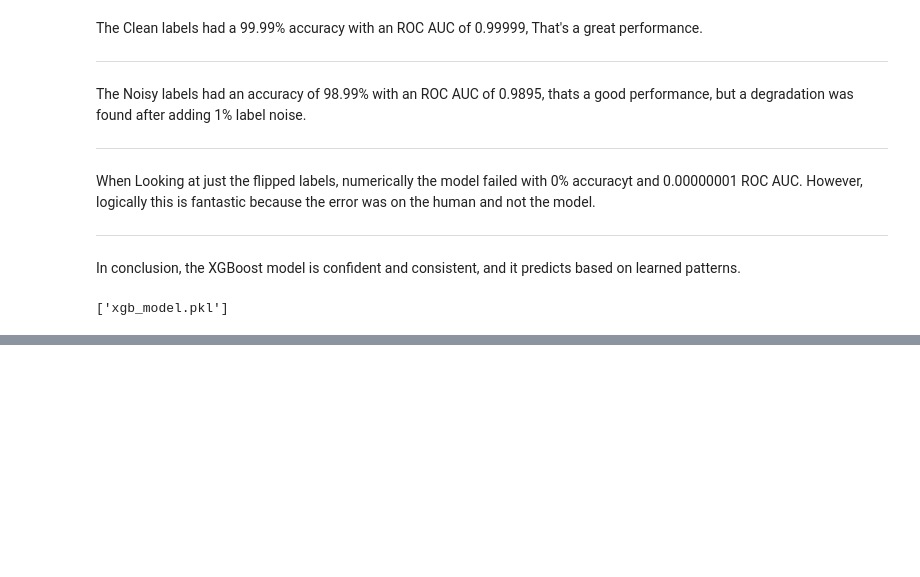
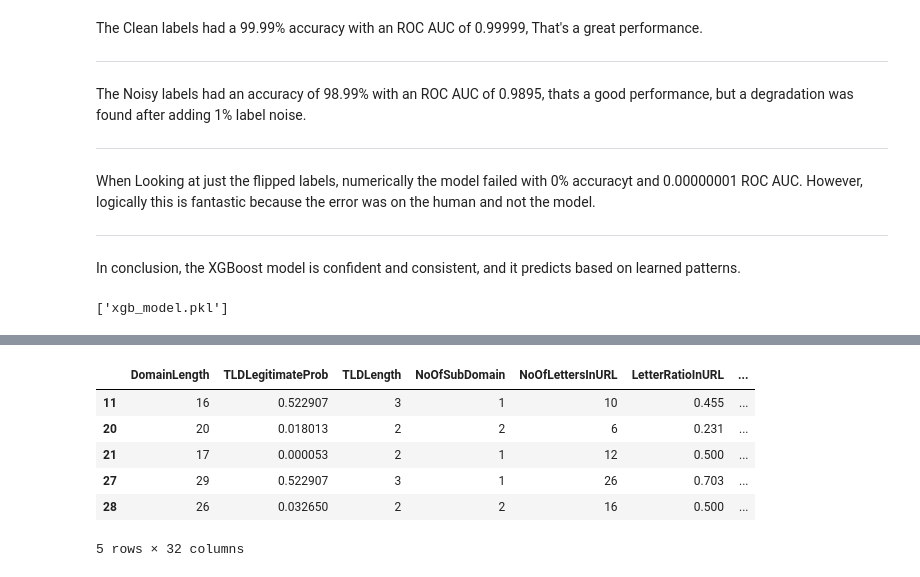
Before and after one commit to OmarKrei/CatchingPhish, a Jupyter notebook: notebooks/03.2-StressTesting.ipynb, the cells around one changed output, grey strips where cells are left out. Drawn from its saved outputs; the diff is of its cells as text; code cells hidden in the pictures; blank space fills up the shorter version.

```diff
--- a/notebooks/03.2-StressTesting.ipynb
+++ b/notebooks/03.2-StressTesting.ipynb
@@ -377,0 +390,10 @@ joblib.dump(best_model, 'xgb_model.pkl')
+# %%
+phish[phish['label'] == 0].head()
+# %% [output]
+|  | DomainLength | TLDLegitimateProb | TLDLength | NoOfSubDomain | NoOfLettersInURL | LetterRatioInURL | ... |
+| 11 | 16 | 0.522907 | 3 | 1 | 10 | 0.455 | ... |
+| 20 | 20 | 0.018013 | 2 | 2 | 6 | 0.231 | ... |
+| 21 | 17 | 0.000053 | 2 | 1 | 12 | 0.500 | ... |
+| 27 | 29 | 0.522907 | 3 | 1 | 26 | 0.703 | ... |
+| 28 | 26 | 0.032650 | 2 | 2 | 16 | 0.500 | ... |
+5 rows × 32 columns
```
Also changed, not shown: parts of 2 cells of this notebook, 4 other files.
